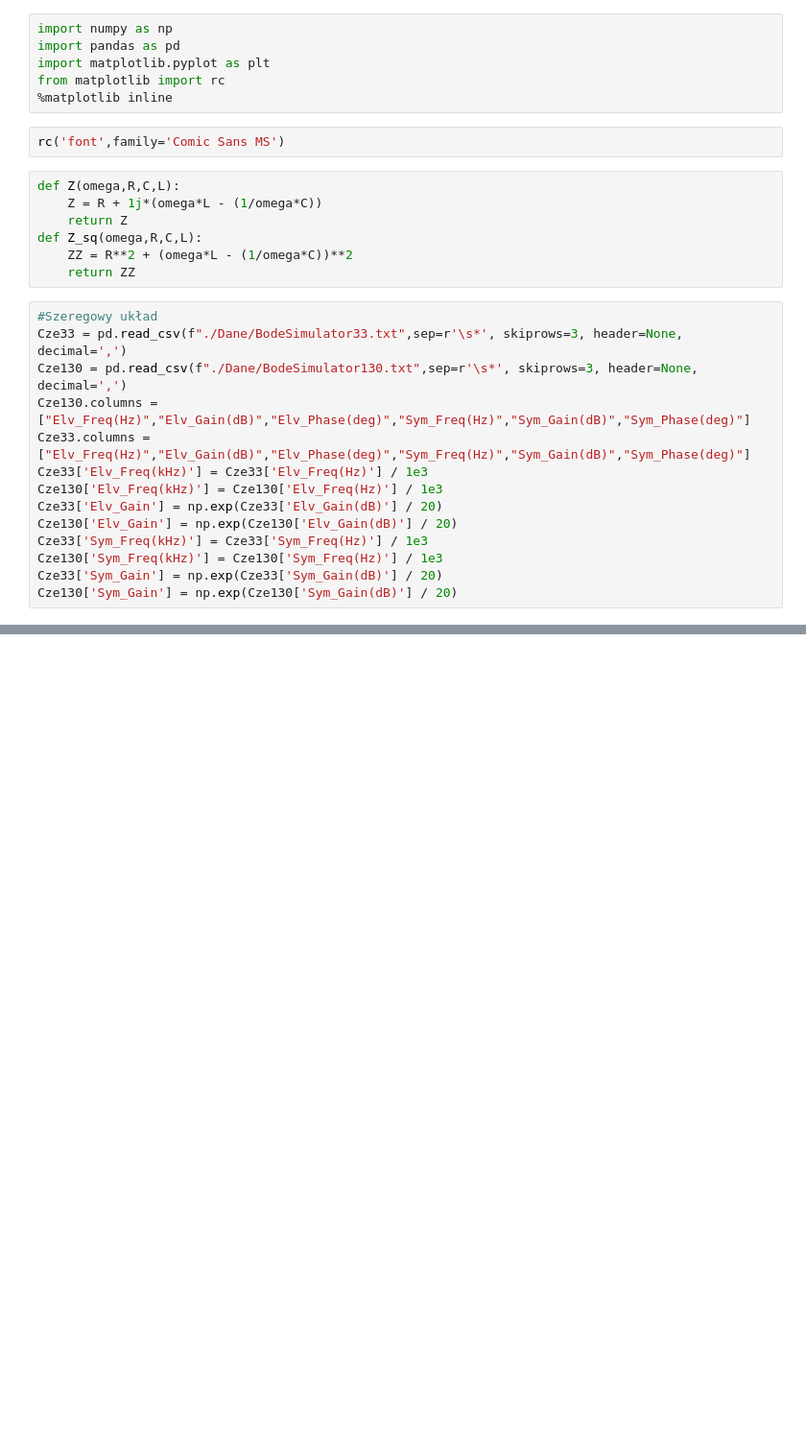
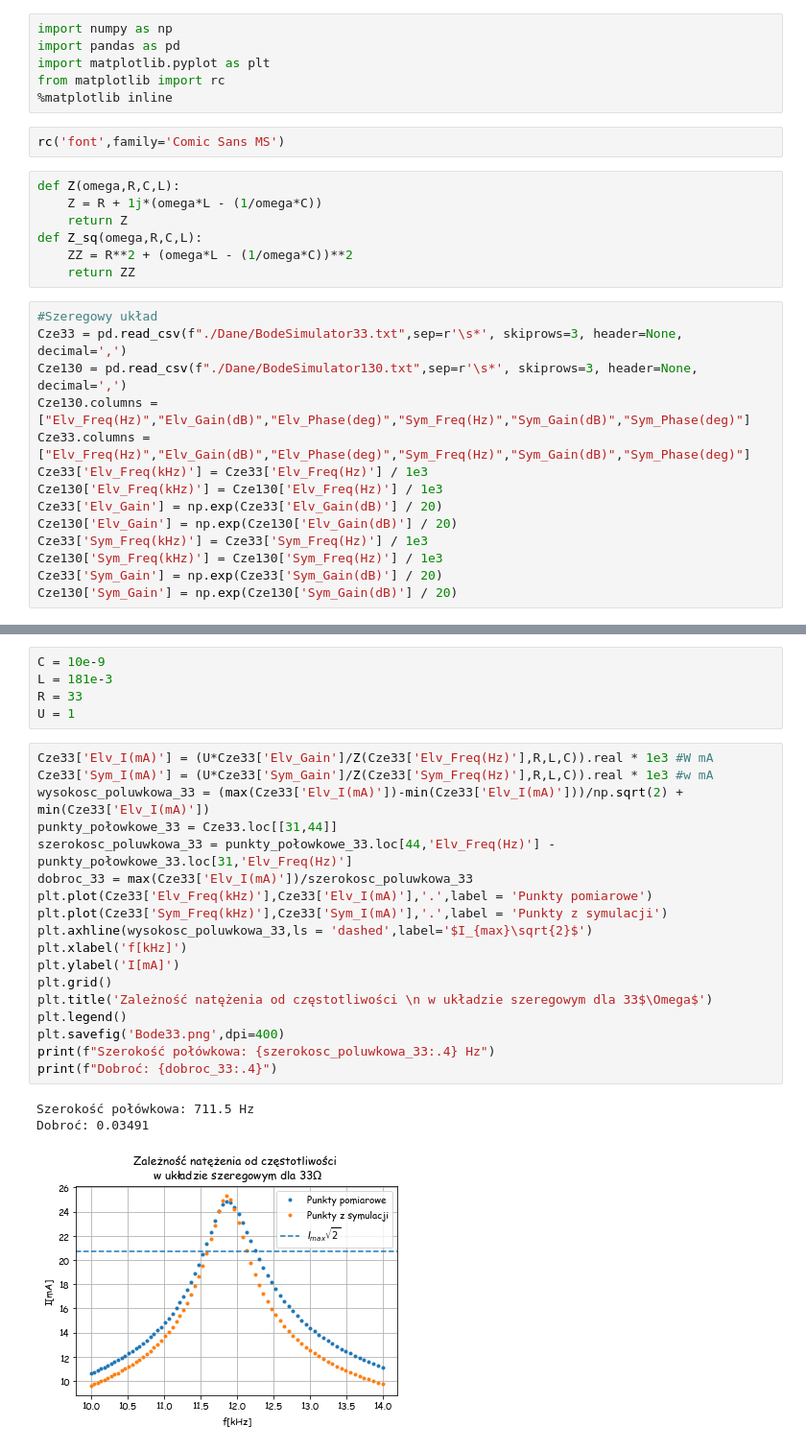
Before and after one commit to MarikinPaulina/EwEF, a Jupyter notebook: 02-Waleczny_Wrobel/Waleczny_wrobel.ipynb, the cells around one changed output, grey strips where cells are left out. Shown at 96% size. Drawn from its saved outputs; the diff is of its cells as text; blank space fills up the shorter version.

Commit message:
Dzierzby-szeregowy

```diff
--- a/02-Waleczny_Wrobel/Waleczny_wrobel.ipynb
+++ b/02-Waleczny_Wrobel/Waleczny_wrobel.ipynb
@@ -29,0 +37,27 @@ Cze130['Sym_Gain'] = np.exp(Cze130['Sym_Gain(dB)'] / 20)
+# %%
+C = 10e-9
+L = 181e-3
+R = 33
+U = 1
+# %%
+Cze33['Elv_I(mA)'] = (U*Cze33['Elv_Gain']/Z(Cze33['Elv_Freq(Hz)'],R,L,C)).real * 1e3 #W mA
+Cze33['Sym_I(mA)'] = (U*Cze33['Sym_Gain']/Z(Cze33['Sym_Freq(Hz)'],R,L,C)).real * 1e3 #w mA
+wysokosc_poluwkowa_33 = (max(Cze33['Elv_I(mA)'])-min(Cze33['Elv_I(mA)']))/np.sqrt(2) + min(Cze33['Elv_I(mA)'])
+punkty_połowkowe_33 = Cze33.loc[[31,44]]
+szerokosc_poluwkowa_33 = punkty_połowkowe_33.loc[44,'Elv_Freq(Hz)'] - punkty_połowkowe_33.loc[31,'Elv_Freq(Hz)']
+dobroc_33 = max(Cze33['Elv_I(mA)'])/szerokosc_poluwkowa_33
+plt.plot(Cze33['Elv_Freq(kHz)'],Cze33['Elv_I(mA)'],'.',label = 'Punkty pomiarowe')
+plt.plot(Cze33['Sym_Freq(kHz)'],Cze33['Sym_I(mA)'],'.',label = 'Punkty z symulacji')
+plt.axhline(wysokosc_poluwkowa_33,ls = 'dashed',label='$I_{max}\sqrt{2}$')
+plt.xlabel('f[kHz]')
+plt.ylabel('I[mA]')
+plt.grid()
+plt.title('Zależność natężenia od częstotliwości \n w układzie szeregowym dla 33$\Omega$')
+plt.legend()
+plt.savefig('Bode33.png',dpi=400)
+print(f"Szerokość połówkowa: {szerokosc_poluwkowa_33:.4} Hz")
+print(f"Dobroć: {dobroc_33:.4}")
+# %% [output]
+Szerokość połówkowa: 711.5 Hz
+Dobroć: 0.03491
+[figure, added]
```
Also changed, not shown: parts of 2 cells of this notebook, 2 other files.
